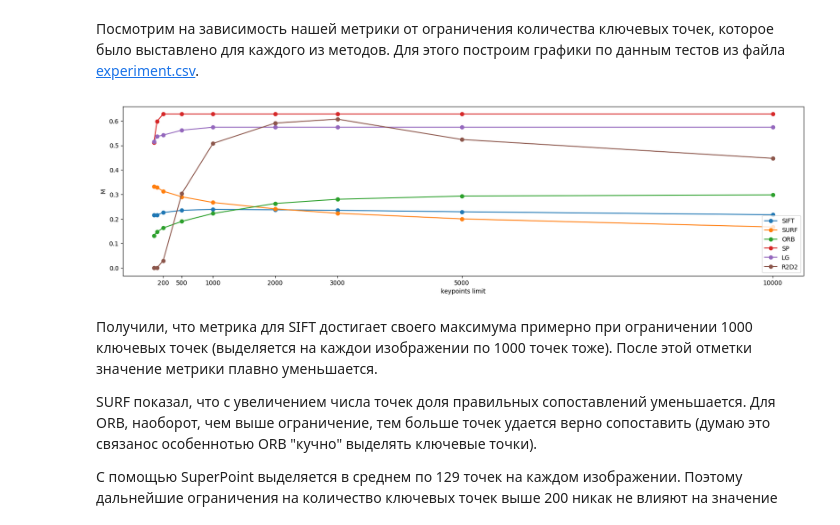
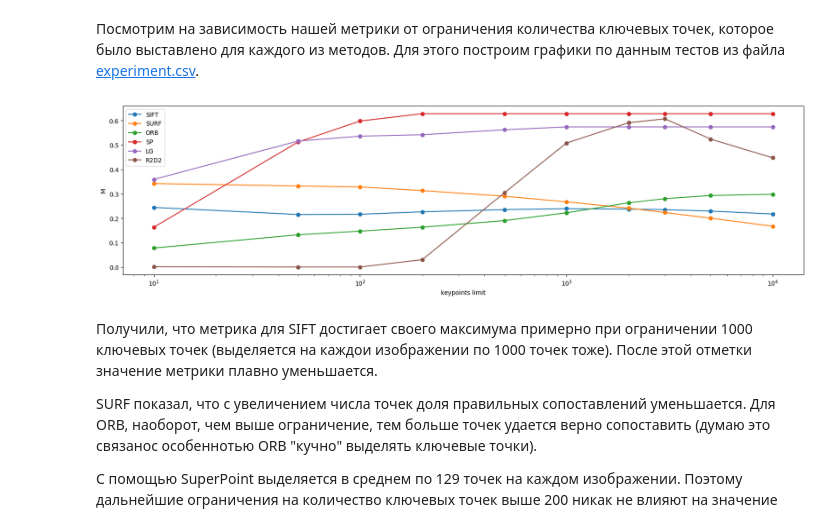
Before and after one commit to TIoJIuHa/points_extraction, a Jupyter notebook: comparison.ipynb, the cells around one changed output. Drawn from its saved outputs; the diff is of its cells as text; code cells hidden in the pictures.

```diff
--- a/comparison.ipynb
+++ b/comparison.ipynb
@@ -555,34 +578,35 @@ SP = []
 LG = []
 R2D2 = []
 
 with open('experiment.csv', 'r') as datafile:
     plotting = csv.reader(datafile, delimiter=';')
 
     for ROWS in plotting:
         X.append(float(ROWS[0]))
         SIFT.append(float(ROWS[1]))
         SURF.append(float(ROWS[2]))
         ORB.append(float(ROWS[3]))
         SP.append(float(ROWS[4]))
         LG.append(float(ROWS[5]))
         R2D2.append(float(ROWS[6]))
 
 fig, ax = plt.subplots(1,1, figsize=(20, 5))
 ax.set_xticks(X[2:])
 
 plt.plot(X, SIFT, marker='o', linestyle='-', label="SIFT")
 plt.plot(X, SURF, marker='o', linestyle='-', label="SURF")
 plt.plot(X, ORB, marker='o', linestyle='-', label="ORB")
 plt.plot(X, SP, marker='o', linestyle='-', label="SP")
 plt.plot(X, LG, marker='o', linestyle='-', label="LG")
 plt.plot(X, R2D2, marker='o', linestyle='-', label="R2D2")
 
 plt.xlabel('keypoints limit')
 plt.ylabel('M')
+plt.xscale('log')
 plt.legend()
 plt.show()
 # %% [output]
-[figure, old version]
+[figure, new version]
 # %% [markdown]
 Получили, что метрика для SIFT достигает своего максимума примерно при ограничении 1000 ключевых точек (выделяется на каждои изображении по 1000 точек тоже). После этой отметки значение метрики плавно уменьшается.
 
```
Also changed, not shown: parts of 3 cells of this notebook, 1 other file.
